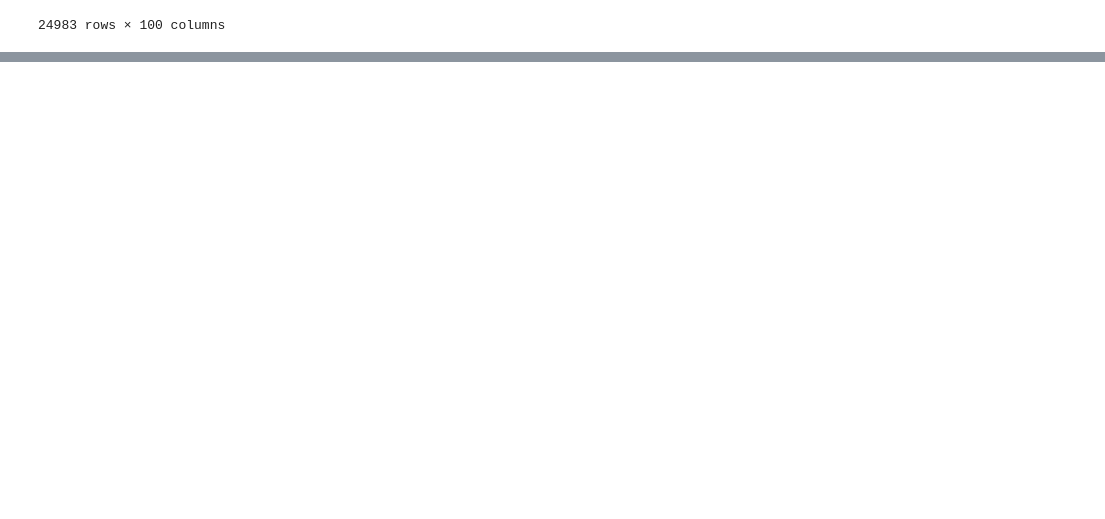
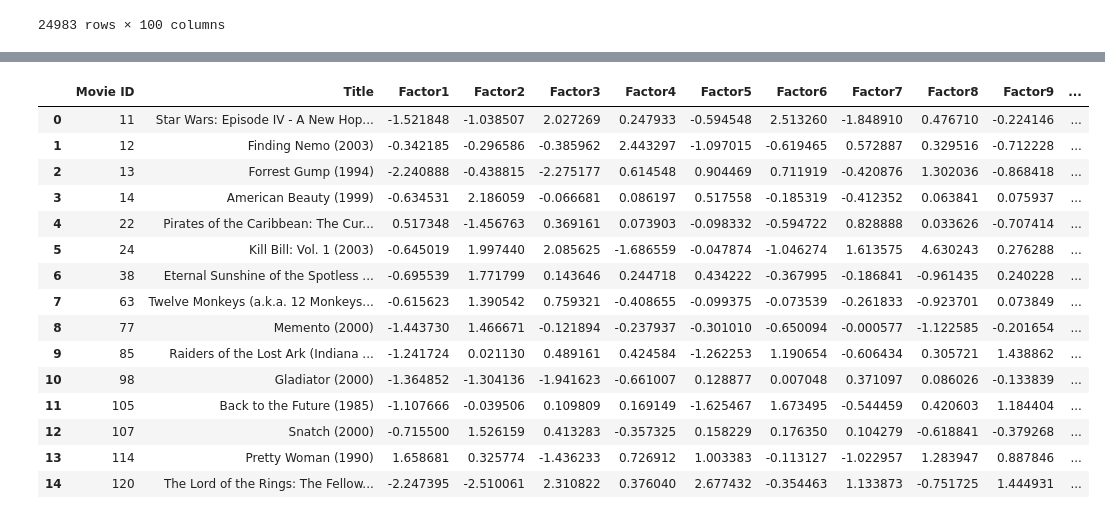
Before and after one commit to ah20776/CE888, a Jupyter notebook: Lab_4/my_recommender.ipynb, the cells around one changed output, grey strips where cells are left out. Drawn from its saved outputs; the diff is of its cells as text; code cells hidden in the pictures; blank space fills up the shorter version.

```diff
--- a/Lab_4/my_recommender.ipynb
+++ b/Lab_4/my_recommender.ipynb
@@ -245,0 +258,4 @@ comparison_data
+# %%
+m_data = pd.read_excel('/content/CE888/Lab_4/movies_latent_factors.xlsx')
+m_df= m_data.copy()
+m_df
@@ -245,0 +276,21 @@ comparison_data
+# %%
+id = m_df['Factor3'].argmax()
+# %%
+m_df.head(id + 1)
+# %% [output]
+|  | Movie ID | Title | Factor1 | Factor2 | Factor3 | Factor4 | Factor5 | Factor6 | Factor7 | Factor8 | Factor9 | ... |
+| 0 | 11 | Star Wars: Episode IV - A New Hop... | -1.521848 | -1.038507 | 2.027269 | 0.247933 | -0.594548 | 2.513260 | -1.848910 | 0.476710 | -0.224146 | ... |
+| 1 | 12 | Finding Nemo (2003) | -0.342185 | -0.296586 | -0.385962 | 2.443297 | -1.097015 | -0.619465 | 0.572887 | 0.329516 | -0.712228 | ... |
+| 2 | 13 | Forrest Gump (1994) | -2.240888 | -0.438815 | -2.275177 | 0.614548 | 0.904469 | 0.711919 | -0.420876 | 1.302036 | -0.868418 | ... |
+| 3 | 14 | American Beauty (1999) | -0.634531 | 2.186059 | -0.066681 | 0.086197 | 0.517558 | -0.185319 | -0.412352 | 0.063841 | 0.075937 | ... |
+| 4 | 22 | Pirates of the Caribbean: The Cur... | 0.517348 | -1.456763 | 0.369161 | 0.073903 | -0.098332 | -0.594722 | 0.828888 | 0.033626 | -0.707414 | ... |
+| 5 | 24 | Kill Bill: Vol. 1 (2003) | -0.645019 | 1.997440 | 2.085625 | -1.686559 | -0.047874 | -1.046274 | 1.613575 | 4.630243 | 0.276288 | ... |
+| 6 | 38 | Eternal Sunshine of the Spotless ... | -0.695539 | 1.771799 | 0.143646 | 0.244718 | 0.434222 | -0.367995 | -0.186841 | -0.961435 | 0.240228 | ... |
+| 7 | 63 | Twelve Monkeys (a.k.a. 12 Monkeys... | -0.615623 | 1.390542 | 0.759321 | -0.408655 | -0.099375 | -0.073539 | -0.261833 | -0.923701 | 0.073849 | ... |
+| 8 | 77 | Memento (2000) | -1.443730 | 1.466671 | -0.121894 | -0.237937 | -0.301010 | -0.650094 | -0.000577 | -1.122585 | -0.201654 | ... |
+| 9 | 85 | Raiders of the Lost Ark (Indiana ... | -1.241724 | 0.021130 | 0.489161 | 0.424584 | -1.262253 | 1.190654 | -0.606434 | 0.305721 | 1.438862 | ... |
+| 10 | 98 | Gladiator (2000) | -1.364852 | -1.304136 | -1.941623 | -0.661007 | 0.128877 | 0.007048 | 0.371097 | 0.086026 | -0.133839 | ... |
+| 11 | 105 | Back to the Future (1985) | -1.107666 | -0.039506 | 0.109809 | 0.169149 | -1.625467 | 1.673495 | -0.544459 | 0.420603 | 1.184404 | ... |
+| 12 | 107 | Snatch (2000) | -0.715500 | 1.526159 | 0.413283 | -0.357325 | 0.158229 | 0.176350 | 0.104279 | -0.618841 | -0.379268 | ... |
+| 13 | 114 | Pretty Woman (1990) | 1.658681 | 0.325774 | -1.436233 | 0.726912 | 1.003383 | -0.113127 | -1.022957 | 1.283947 | 0.887846 | ... |
+| 14 | 120 | The Lord of the Rings: The Fellow... | -2.247395 | -2.510061 | 2.310822 | 0.376040 | 2.677432 | -0.354463 | 1.133873 | -0.751725 | 1.444931 | ... |
```
Also changed, not shown: parts of 10 cells of this notebook.
